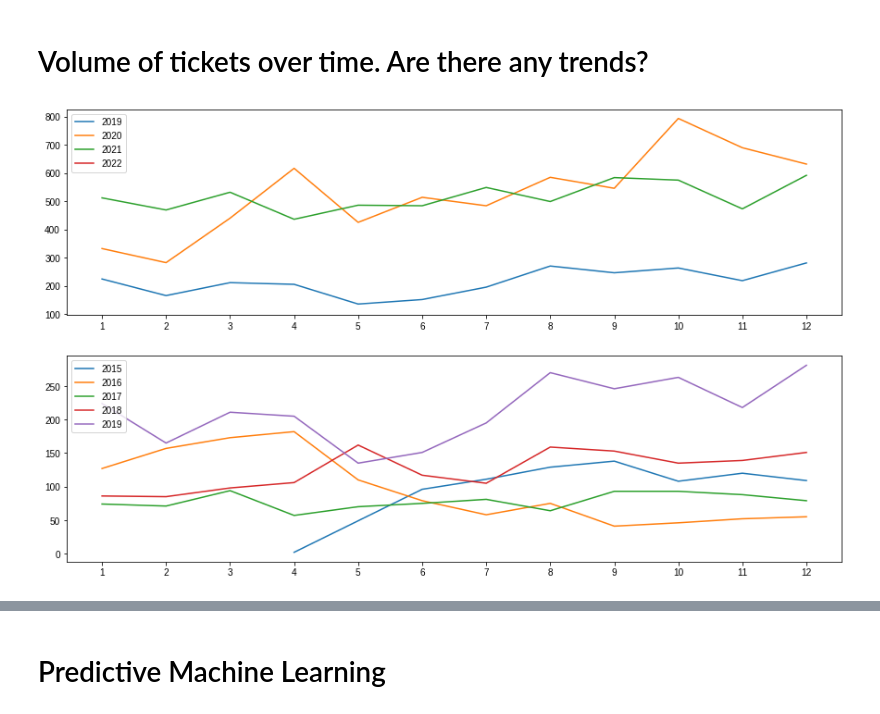
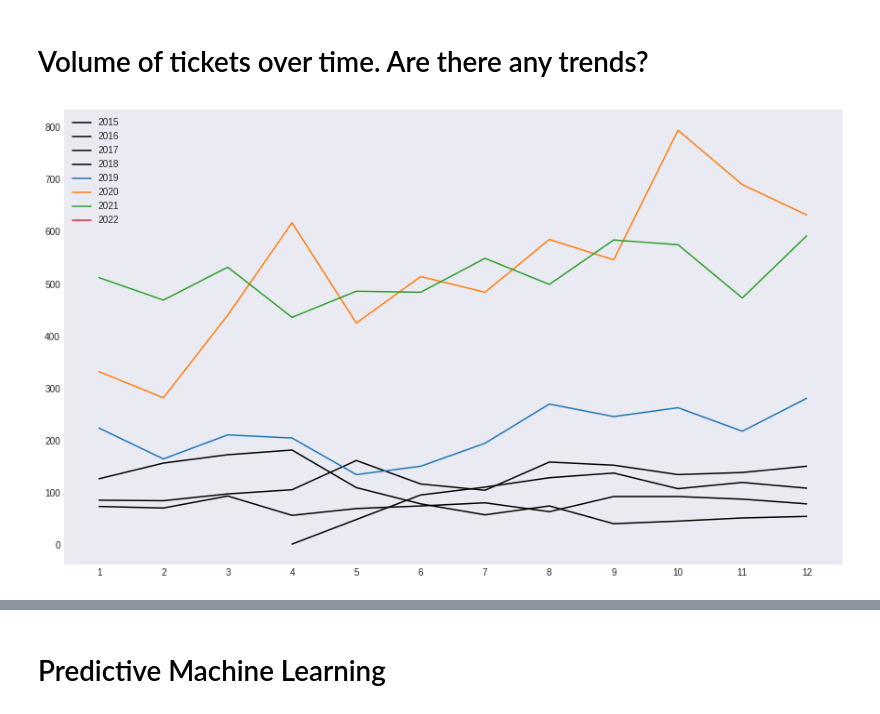
Before and after one commit to AmirZahre/Github_Org_Repo_Analysis, a Jupyter notebook: astronomer_V1.ipynb, the cells around one changed output, grey strips where cells are left out. Drawn from its saved outputs; the diff is of its cells as text; code cells hidden in the pictures.

```diff
--- a/astronomer_V1.ipynb
+++ b/astronomer_V1.ipynb
@@ -288,11 +217,18 @@ creators = df.creator_user_id.value_counts()
 # Issues created by top 0.05% issue creators
 freq_creators = dict(df.creator_user_id.value_counts(normalize=True).loc[lambda x : x>0.0005])
 df['frequent_issue_creator'] = df.creator_user_id.apply(lambda x: x in freq_creators.keys())
-df = df.drop(columns = ['creator_user_id'])
+
+# Add and rearrange username and user ID
+creator_user_login = df.pop('creator_user_login')
+creator_user_id = df.pop('creator_user_id')
+df.insert(2, 'creator_user_login', creator_user_login)
+df.insert(3, 'creator_user_id', creator_user_id)
 # %%
 # We now have our list of features to study
 features = [
     'title',
+    'creator_user_login',
+    'creator_user_id',
     'body',
     'created_at',
     'state',
@@ -548,32 +457,35 @@ monthly = (df.groupby([df.created_date.dt.year, df.created_date.dt.month])
 
 monthly.columns.values[2] = "number_of_tickets"
 # %%
-fig, ax = plt.subplots(nrows=2, ncols=1, figsize=(15,9))
+fig, ax = plt.subplots(nrows=1, ncols=1, figsize=(15,9))
 
 
 # plotting for each year, by month
+# years prior to, and including, 2019
+years = [2015, 2016, 2017, 2018]
+i = 0
+for year in years:
+    sub = monthly[monthly['year'] == year]
+    ax.plot(sub['month'], sub['number_of_tickets'], label=year, c='black')
+    i += 1
+
+
 # years of 2019 to present
 years = [2019,2020, 2021, 2022]
 i = 0
 for year in years:
     sub = monthly[monthly['year'] == year]
-    ax[0].plot(sub['month'], sub['number_of_tickets'], label=year)
+    ax.plot(sub['month'], sub['number_of_tickets'], label=year)
     i += 1
-    ax[0].legend(loc="upper left")
-
-# years prior to, and including, 2019
-years = [2015, 2016, 2017, 2018, 2019]
-i = 0
-for year in years:
-    sub = monthly[monthly['year'] == year]
-    ax[1].plot(sub['month'], sub['number_of_tickets'], label=year)
-    i += 1
-    ax[1].legend(loc="upper left")
 
 
+
+
+ax.legend(loc="upper left")
+
 plt.style.use('seaborn-dark')
-ax[0].set_xticks(np.arange(1, 13, 1.0))
-ax[1].set_xticks(np.arange(1, 13, 1.0))
+ax.set_xticks(np.arange(1, 13, 1.0))
+
 plt.show()
 # %% [output]
-[figure, old version]
+[figure, new version]
```
Also changed, not shown: parts of 33 cells of this notebook.
